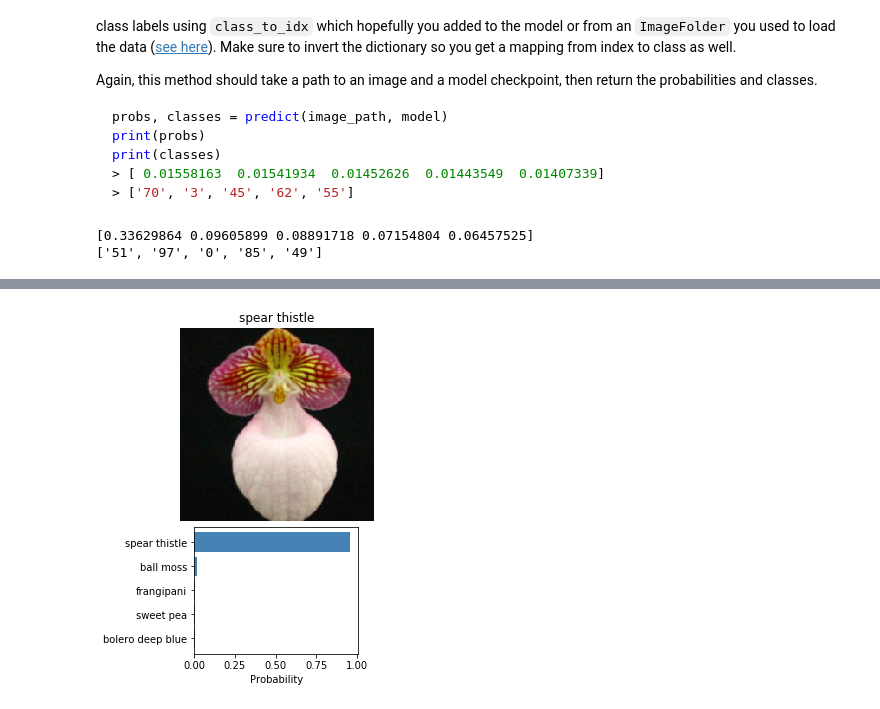
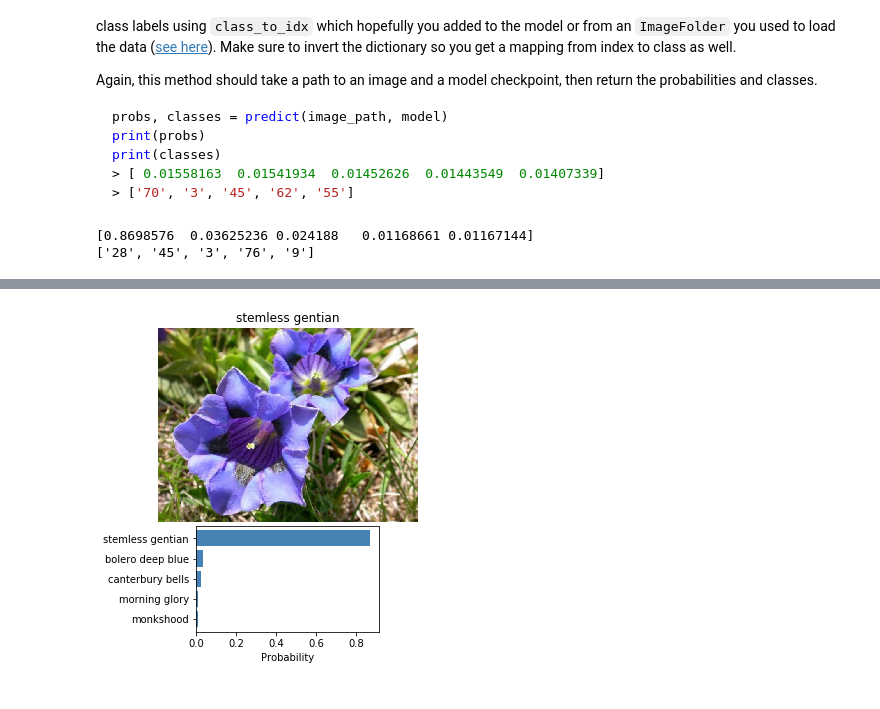
Before and after one commit to craig-martinson/aipnd-project, a Jupyter notebook: Image Classifier Project.ipynb, the cells around one changed output, grey strips where cells are left out. Cells and saved outputs as stored; diff of their text form; code cells hidden in the pictures.

Commit message:
Inverted index mapping

```diff
--- a/Image Classifier Project.ipynb
+++ b/Image Classifier Project.ipynb
@@ -191,7 +194,7 @@ def train_model(model, criterion, optimizer, epochs, training_data_loader, valid
     model.train()
 
     # Train the network using training data
-    print_every = 40
+    print_every = 20
     steps = 0
 
     for epoch in range(epochs):
@@ -285,6 +293,13 @@ At this point it's good to write a function that can load a checkpoint and rebui
 state = torch.load('checkpoint.pth')
 model.load_state_dict(state['state_dict'])
 optimizer.load_state_dict(state['optimizer'])
+
+# Get class to index mapping
+class_to_idx = image_datasets['training'].class_to_idx
+
+# Swap keys and items
+model.class_to_idx = { class_to_idx[k]: k for k in class_to_idx}
+
 print("Loaded checkpoint(arch={} epochs={})".format(state['arch'], state['epoch']))
 # %% [output]
 Loaded checkpoint(arch=densenet121 epochs=2)
@@ -447,22 +462,23 @@ def predict(image_path, model, topk=5):
     probs = ps[0].cpu() if use_gpu else ps[0]
     classes = ps[1].cpu() if use_gpu else ps[1]
 
-    # We want to return classes as a list of strings
-    classes = [str(e) for e in classes.numpy()[0]]
+    # Map classes to indices
+    mapped_classes = list()
+    for label in classes.numpy()[0]:
+        mapped_classes.append(model.class_to_idx[label])
 
     # Return results
-    return probs.numpy()[0], classes
+    return probs.numpy()[0], mapped_classes
 # %%
 # Check predict function works as expected...
-image_path = train_dir + '/1/image_06734.jpg'
-#image_path = train_dir + '/1/image_06735.jpg'
+image_path = test_dir + '/28/image_05230.jpg'
 probs, classes = predict(image_path, model)
 
 print(probs)
 print(classes)
 # %% [output]
-[0.33629864 0.09605899 0.08891718 0.07154804 0.06457525]
-['51', '97', '0', '85', '49']
+[0.8698576  0.03625236 0.024188   0.01168661 0.01167144]
+['28', '45', '3', '76', '9']
 # %% [markdown]
 ## Sanity Checking
 
@@ -474,43 +496,39 @@ You can convert from the class integer encoding to actual flower names with the
 # %%
-def get_title(label):
-    try:
-        return cat_to_name[label]
-    except KeyError:
-        return "unknown label"
-
 # Get path to test image
-image_path = valid_dir + '/2/image_05142.jpg'
+image_path = test_dir + '/28/image_05230.jpg'
+#image_path = train_dir + '/1/image_06734.jpg'
+#image_path = train_dir + '/1/image_06735.jpg'
 
 # Get top five predictions
 probs, classes = predict(image_path, model)
 max_index = np.argmax(probs)
 max_prob = probs[max_index]
 max_label = classes[max_index]
 
 # Create a figure
 fig = plt.figure(figsize=(6,6))
-fig.subplots_adjust(hspace=0.2, wspace=0.2)
-gs = gridspec.GridSpec(10,8)
-ax1 = plt.subplot2grid((10,8), (0,0), colspan=6, rowspan=6)
-ax2 = plt.subplot2grid((10,8), (6,1), colspan=4, rowspan=5)
+ax1 = plt.subplot2grid((15,9), (0,0), colspan=9, rowspan=9)
+ax2 = plt.subplot2grid((15,9), (9,2), colspan=5, rowspan=5)
 
-# Display image being predicted
+# Display input image
 image = Image.open(image_path)
-np_array = process_image(image)
-tensor = torch.from_numpy(np_array)
 ax1.axis('off')
 ax1.set_title(get_title(max_label))
-imshow(tensor, ax1)
+ax1.imshow(image)
+
+#np_array = process_image(image)
+#tensor = torch.from_numpy(np_array)
+#imshow(tensor, ax1)
 
 # Display horizontal bar graph with top 5 probabilities
 labels = (get_title(e) for e in classes)
 y_pos = np.arange(5)
 ax2.set_yticks(y_pos)
 ax2.set_yticklabels(labels)
 ax2.invert_yaxis()  # probabilities read top-to-bottom
 ax2.set_xlabel('Probability')
 ax2.barh(y_pos, probs, xerr=0, align='center', color='steelblue', ecolor='black')
 
 plt.show()
 # %% [output]
-[figure, old version]
+[figure, new version]
```
Also changed, not shown: parts of 4 cells of this notebook, 1 other file.
